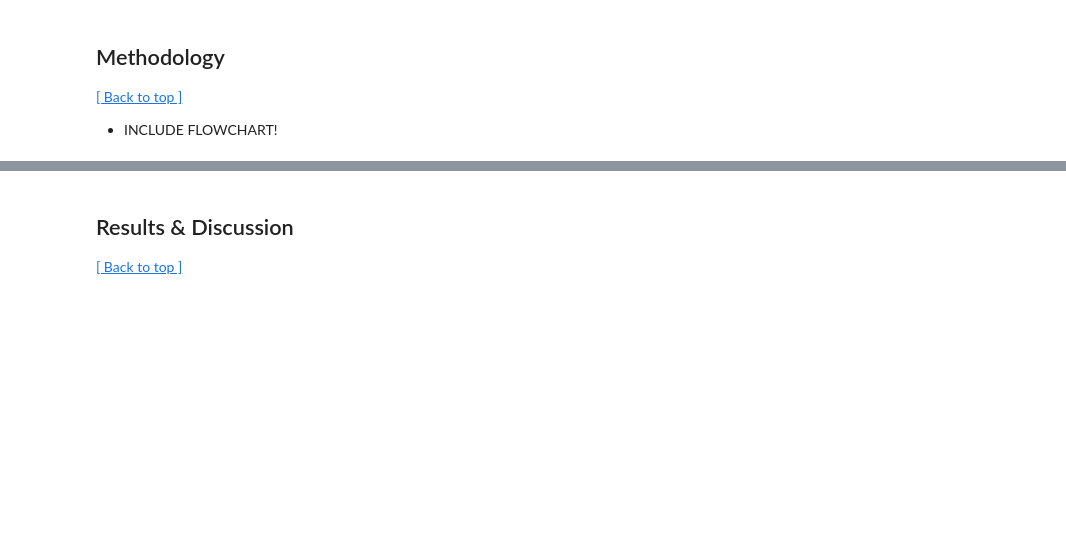
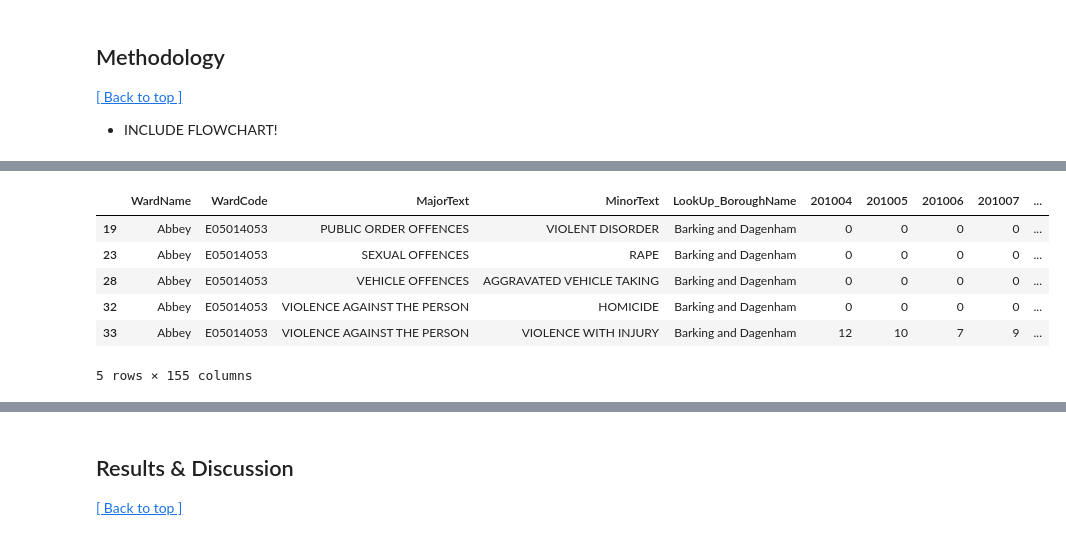
Before and after one commit to jyjylow/casa0006-assessment, a Jupyter notebook: CASA0006_Assessment.ipynb, the cells around one changed output, grey strips where cells are left out. Cells and saved outputs as stored; diff of their text form; code cells hidden in the pictures; blank space fills up the shorter version.

```diff
--- a/CASA0006_Assessment.ipynb
+++ b/CASA0006_Assessment.ipynb
@@ -289,0 +335,10 @@ pois
+# %%
+crimedf.head()
+# %% [output]
+|  | WardName | WardCode | MajorText | MinorText | LookUp_BoroughName | 201004 | 201005 | 201006 | 201007 | ... |
+| 19 | Abbey | E05014053 | PUBLIC ORDER OFFENCES | VIOLENT DISORDER | Barking and Dagenham | 0 | 0 | 0 | 0 | ... |
+| 23 | Abbey | E05014053 | SEXUAL OFFENCES | RAPE | Barking and Dagenham | 0 | 0 | 0 | 0 | ... |
+| 28 | Abbey | E05014053 | VEHICLE OFFENCES | AGGRAVATED VEHICLE TAKING | Barking and Dagenham | 0 | 0 | 0 | 0 | ... |
+| 32 | Abbey | E05014053 | VIOLENCE AGAINST THE PERSON | HOMICIDE | Barking and Dagenham | 0 | 0 | 0 | 0 | ... |
+| 33 | Abbey | E05014053 | VIOLENCE AGAINST THE PERSON | VIOLENCE WITH INJURY | Barking and Dagenham | 12 | 10 | 7 | 9 | ... |
+5 rows × 155 columns
```
Also changed, not shown: parts of 11 cells of this notebook, 1 other file.
